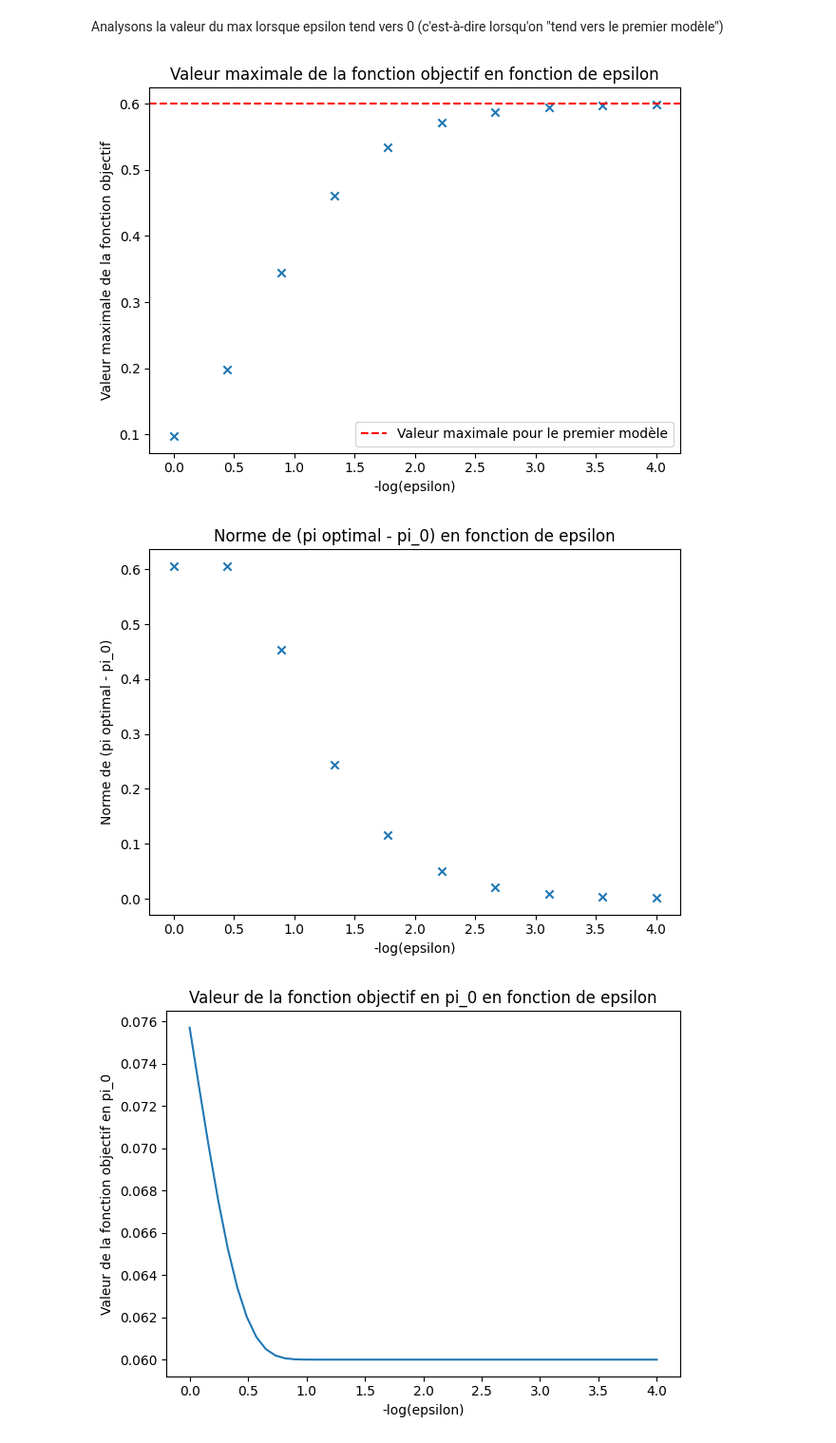
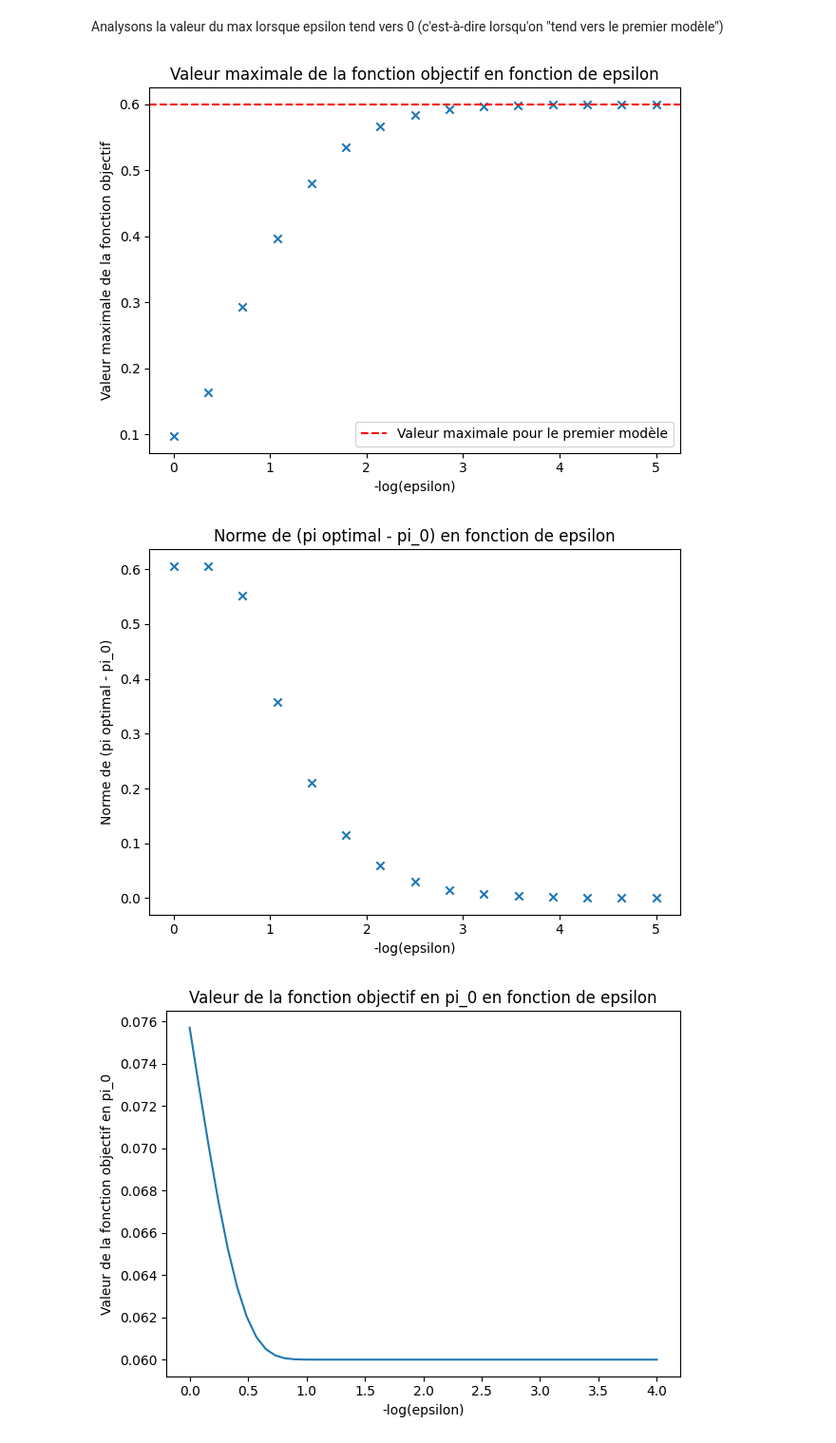
Before and after one commit to natael-regnier/Projet-RI, a Jupyter notebook: Notebook.ipynb, the cells around one changed output. Shown: that part at 95% size. Cells and saved outputs as stored; diff of their text form; code cells hidden in the pictures.

```diff
--- a/Notebook.ipynb
+++ b/Notebook.ipynb
@@ -285,7 +285,7 @@ Analysons la valeur du max lorsque epsilon tend vers 0 (c'est-à-dire lorsqu'on
 # Constants for the test
 max_iterations = 10000
 objective_change_threshold = 1e-6  # Threshold for change in the objective
-puissances = np.linspace(0, 4, 10)
+puissances = np.linspace(0, 5, 15)
 epsilon_values = [10 ** (-k) for k in puissances]  # Epsilon values to test
 max_objective_values = []  # List to store the maximum objective values
 norm_differences = []  # List to store the norms
@@ -310,34 +310,34 @@ for epsilon_value in epsilon_values:
         with torch.no_grad():
             pi += epsilon_value * pi.grad  # Maximization
             pi = project_to_simplex(pi)  # Project to the simplex
 
         # Record the objective value
         objective_values.append(obj.item())
 
         # Stopping criterion based on the change in objective
         if iteration > 0 and abs(objective_values[-1] - objective_values[-2]) < objective_change_threshold:
             break
 
     # Record the maximum objective value for this epsilon
     max_objective_values.append(objective_values[-1])
 
     # Compute the norm of (pi - pi_0) and store
     norm_difference = torch.norm(pi - pi_0).item()
     norm_differences.append(norm_difference)
 
 
 
 plt.scatter(np.array(puissances), max_objective_values, marker='x')
 plt.axhline(y=0.6, color='red', linestyle='--', label="Valeur maximale pour le premier modèle")  # Red dashed line
 plt.xlabel("-log(epsilon)")
 plt.ylabel("Valeur maximale de la fonction objectif")
 plt.title("Valeur maximale de la fonction objectif en fonction de epsilon")
 plt.legend()
 
 plt.tight_layout()
 plt.show()
 # %% [output]
-[figure, old version]
+[figure, new version]
 # %%
 plt.scatter(np.array(puissances), norm_differences, marker='x')
 plt.xlabel("-log(epsilon)")
@@ -347,7 +347,7 @@ plt.title("Norme de (pi optimal - pi_0) en fonction de epsilon")
 plt.tight_layout()
 plt.show()
 # %% [output]
-[figure, old version]
+[figure, new version]
 # %%
 pi = torch.tensor([[4/7, 3/7],
                   [0, 1]])
```
Also changed, not shown: parts of 1 cell of this notebook.
